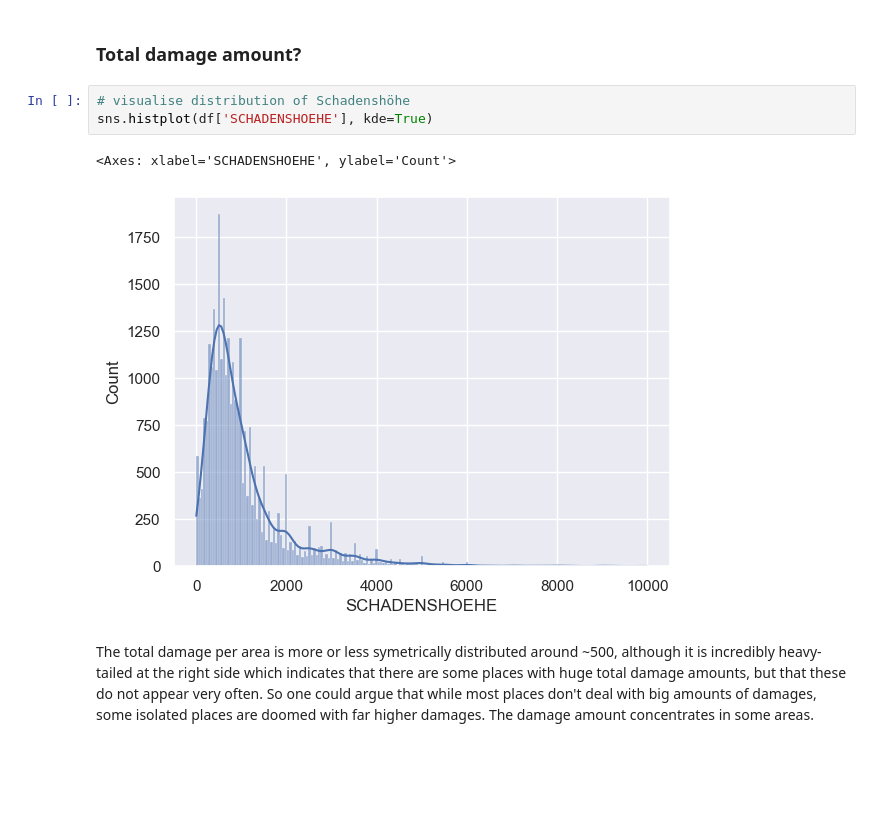
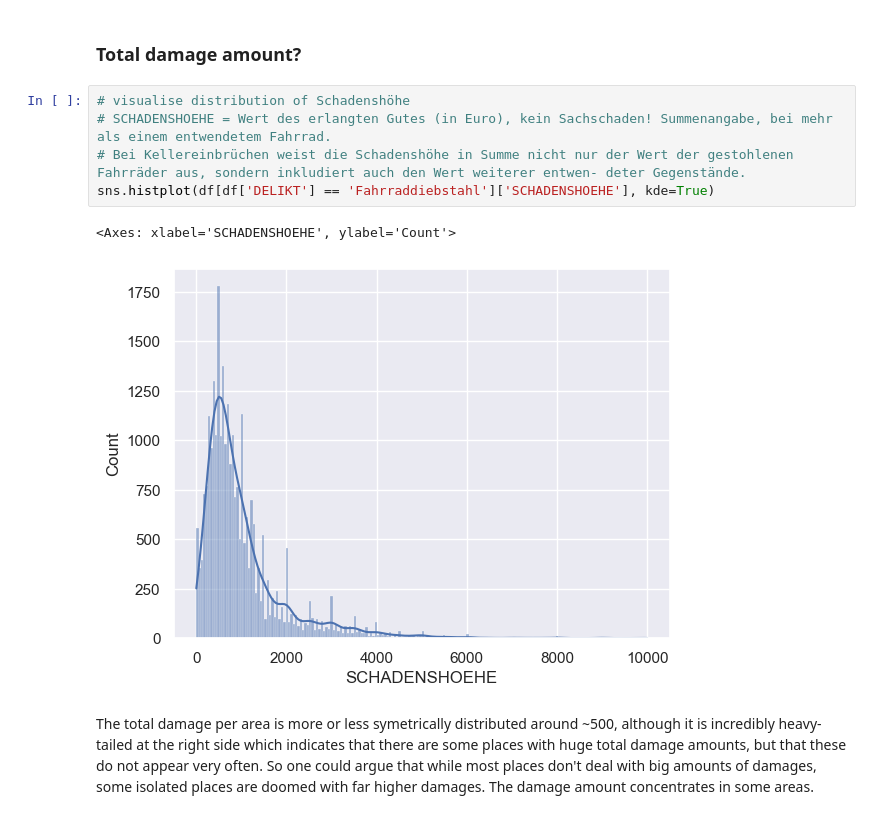
Before and after one commit to JJestel/HCDS, a Jupyter notebook: a1/bicycle_theft_berlin.ipynb, the cells around one changed output. Drawn from its saved outputs; the diff is of its cells as text; blank space fills up the shorter version.

Commit message:
fixed schadenhöhe histogram

```diff
--- a/a1/bicycle_theft_berlin.ipynb
+++ b/a1/bicycle_theft_berlin.ipynb
@@ -162,12 +162,14 @@ fig.show()
 more thefts in center of berlin
 # %% [markdown]
 ### Total damage amount?
-# %%
-# visualise distribution of Schadenshöhe
-sns.histplot(df['SCHADENSHOEHE'], kde=True)
-# %% [output]
-<Axes: xlabel='SCHADENSHOEHE', ylabel='Count'>
-[figure, removed]
+# %%
+# visualise distribution of Schadenshöhe
+# SCHADENSHOEHE = Wert des erlangten Gutes (in Euro), kein Sachschaden! Summenangabe, bei mehr als einem entwendetem Fahrrad.
+# Bei Kellereinbrüchen weist die Schadenshöhe in Summe nicht nur der Wert der gestohlenen Fahrräder aus, sondern inkludiert auch den Wert weiterer entwen- deter Gegenstände.
+sns.histplot(df[df['DELIKT'] == 'Fahrraddiebstahl']['SCHADENSHOEHE'], kde=True)
+# %% [output]
+<Axes: xlabel='SCHADENSHOEHE', ylabel='Count'>
+[figure, added]
 # %% [markdown]
 The total damage per area is more or less symetrically distributed around ~500, although it is incredibly heavy-tailed at the right side which indicates that there are some places with huge total damage amounts, but that these do not appear very often. So one could argue that while most places don't deal with big amounts of damages, some isolated places are doomed with far higher damages. The damage amount concentrates in some areas.
 # %%
```
Also changed, not shown: 1 other file.
